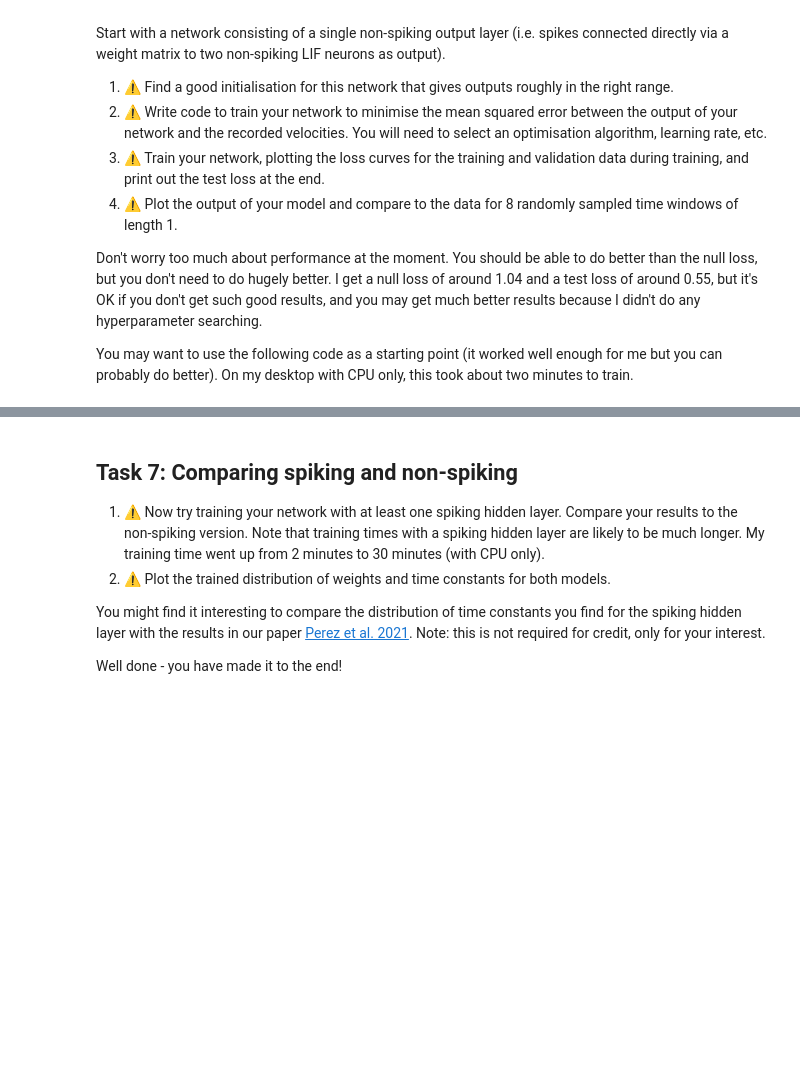
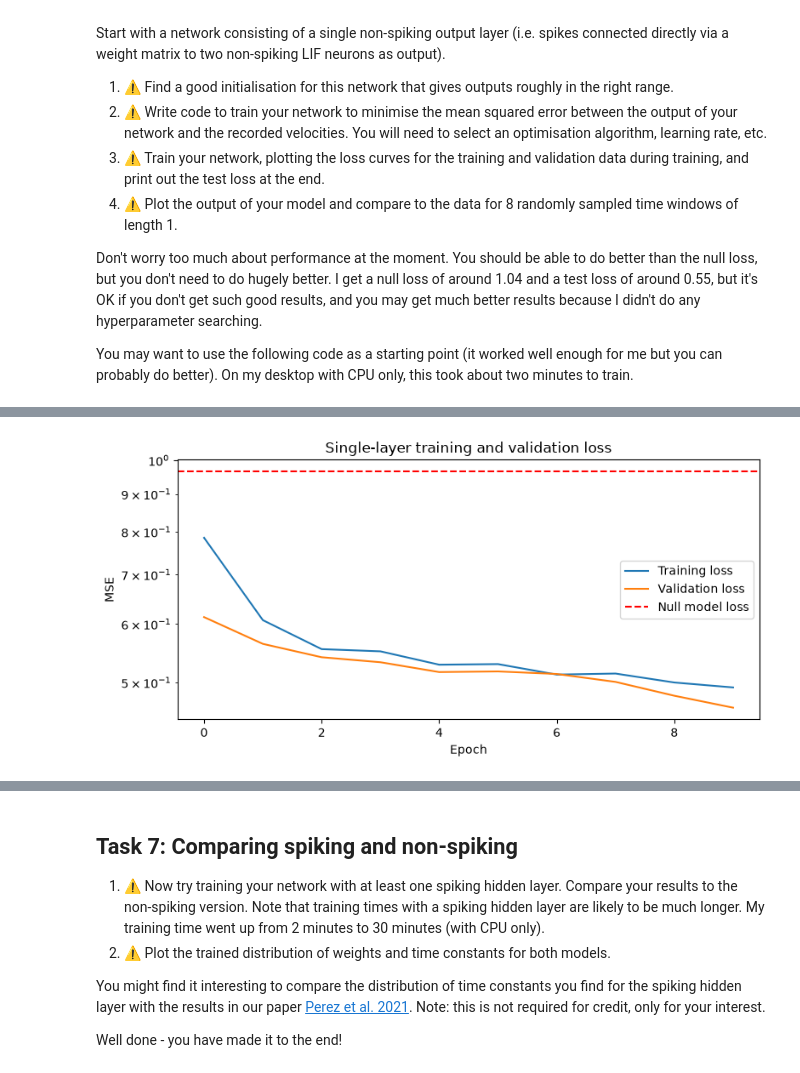
Before and after one commit to luqeei1/neuro_cw, a Jupyter notebook: neuro_coursework/cw-decoding-completed.ipynb, the cells around one changed output, grey strips where cells are left out. Saved outputs shown, nothing was run; the diff lists cells and outputs as text; code cells hidden in the pictures; blank space fills up the shorter version.

Commit message:
task 5 done but not sure if it meets requiremenst due to import

```diff
--- a/neuro_coursework/cw-decoding-completed.ipynb
+++ b/neuro_coursework/cw-decoding-completed.ipynb
@@ -843,0 +780,97 @@ TypeError: SNNNetwork.__init__() got an unexpected keyword argument 'weight_scal
+# %%
+
+from tqdm import tqdm
+
+# 1. Initialise a network with outputs roughly in the correct range
+net = SNNLayer(num_neurons, 2, spiking=False,
+               dt=training_dt, weight_scale=0.025)
+
+# training params
+lr = 0.003
+num_epochs = 10
+max_num_batches = 40
+length = 1
+batch_size = 32
+optimizer = torch.optim.Adam(net.parameters(), lr=lr) # optimiser and loss function
+
+# 2. Train the network to minimise mean squared error
+loss_hist = []
+val_loss_hist = []
+with tqdm(total=num_epochs * max_num_batches) as pbar:
+    for epoch in range(num_epochs):
+        net.train()
+        local_loss = []
+        for x, y in batched_data(training_range, dt=training_dt,
+                                 length=length, batch_size=batch_size,
+                                 max_num_batches=max_num_batches):
+            y_out = net(x) # run the network and calculate the mean squared error
+            loss = mse(y_out, y)
+            local_loss.append(loss.item())
+            optimizer.zero_grad() # compute gradients and update the trainable parameters
+            loss.backward()
+            optimizer.step()
+            with torch.no_grad(): # keep the time constants between 1 ms and 5 seconds
+                net.log_tau.clamp_(np.log(0.001), np.log(5.0))
+            pbar.update(1)
+            pbar.set_postfix(epoch=epoch + 1, loss=loss.item())
+
+        last_epoch_loss = np.mean(local_loss) # compute training and validation losses after each epoch
+        val_loss, null_val_loss = evaluate_network(
+            net, validation_range, dt=training_dt,
+            length=length, batch_size=batch_size
+        )
+
+        loss_hist.append(last_epoch_loss)
+        val_loss_hist.append(val_loss)
+
+        print(f'Epoch {epoch + 1}/{num_epochs}: '
+              f'Train loss={last_epoch_loss:.4f}, '
+              f'Validation loss={val_loss:.4f}')
+
+# 3. Plot training and validation losses
+plt.figure(figsize=(8, 4))
+plt.semilogy(loss_hist, label='Training loss')
+plt.semilogy(val_loss_hist, label='Validation loss')
+plt.axhline(null_val_loss, ls='--', c='r',
+            label='Null model loss')
+plt.xlabel('Epoch')
+plt.ylabel('MSE')
+plt.title('Single-layer training and validation loss')
+plt.legend(loc='best')
+plt.tight_layout()
+display(plt.gcf())
+plt.close()
+testing_loss, null_testing_loss = evaluate_network( # evaluate the trained network on the held-out test set
+    net, testing_range, dt=training_dt,
+    length=length, batch_size=batch_size
+)
+print(f'Test loss: {testing_loss:.4f}')
+print(f'Null test loss: {null_testing_loss:.4f}')
+
+# 4. Plot the trained output for 8 randomly sampled 1-second windows.
+plt.figure(figsize=(16, 6))
+with torch.no_grad():
+    net.eval()
+    x, y = next(batched_data(testing_range, dt=training_dt,
+                             length=1, batch_size=8,
+                             max_num_batches=1))
+    y_out = net(x)
+    for b in range(8):
+        plt.subplot(2, 4, b + 1)
+        plt.plot(y_out[b, 0, :], ':C0', label='x predicted') # plot predicted and actual x and y velocities
+        plt.plot(y_out[b, 1, :], ':C1', label='y predicted')
+        plt.plot(y[b, 0, :], '--C0', label='x actual')
+        plt.plot(y[b, 1, :], '--C1', label='y actual')
+        plt.plot(savgol_filter(y_out[b, 0, :].numpy(), 51, 3), # smooth predicted velocities to make trends easier to see
+                 '-C0', label='x predicted (smooth)')
+        plt.plot(savgol_filter(y_out[b, 1, :].numpy(), 51, 3),
+                 '-C1', label='y predicted (smooth)')
+        plt.title(f'Window {b + 1}')
+        plt.xlabel('Time index')
+        plt.ylim(-5, 5)
+        if b == 0:
+            plt.legend(fontsize=7)
+plt.tight_layout()
+display(plt.gcf())
+plt.close()
+# %% [output]
@@ -843,0 +887 @@ TypeError: SNNNetwork.__init__() got an unexpected keyword argument 'weight_scal
+[figure, added]
```
Also changed, not shown: parts of 6 cells of this notebook.
